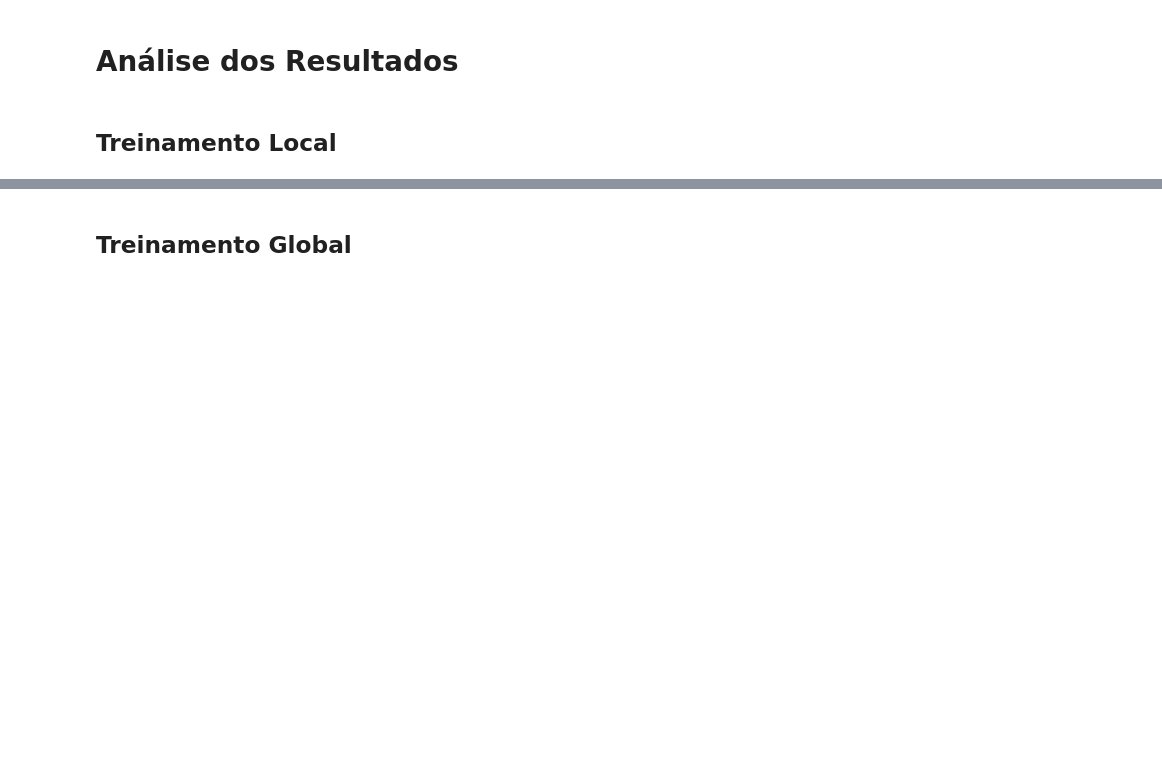
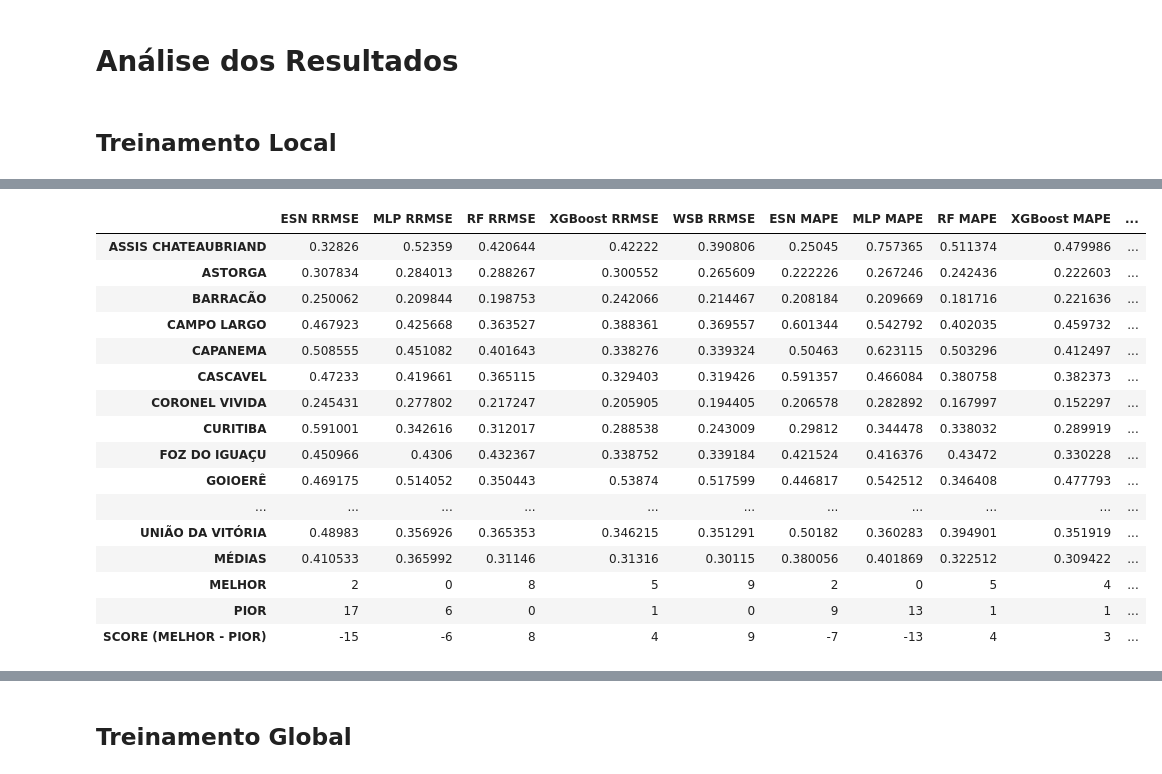
Before and after one commit to eduardoalba0/ppgeps_dissertacao, a Jupyter notebook: 05 - Resultados - Regressão.ipynb, the cells around one changed output, grey strips where cells are left out. Cells and saved outputs as stored; diff of their text form; code cells hidden in the pictures; blank space fills up the shorter version.

```diff
--- a/05 - Resultados - Regressão.ipynb
+++ b/05 - Resultados - Regressão.ipynb
@@ -242,7 +246,7 @@ def treino(previsor, dados_treino, features):
     return previsor
 
 
-def teste(previsor, historico_campus, x_teste, features, horizonte=HORIZONTE):
+def teste(previsor, historico_campus, x_teste, features, horizonte):
     historico = historico_campus[["CONSUMO"]].copy()
     x_teste = x_teste[features].copy()
 
@@ -397,8 +502,8 @@ for campus, dados_teste in df_teste.sort_values("DATA").groupby("CAMPUS"):
 # %% [markdown]
 # Análise dos Resultados
 # %%
-def ts_comparacao(campus, valor_real, valores_previstos, erros):
-    valor_real = valor_real.tail(HORIZONTE)
+def ts_comparacao(campus, valor_real, valores_previstos, erros, horizonte):
+    valor_real = valor_real.tail(horizonte)
     plt.figure(figsize=(12, 4.5))
     plt.rcParams['xtick.labelsize'] = 13
     plt.rcParams['ytick.labelsize'] = 14
@@ -424,13 +529,13 @@ def ts_comparacao(campus, valor_real, valores_previstos, erros):
     return plt
 
 
-def medidas_desempenho(valor_real, valores_previstos):
+def medidas_desempenho(valor_real, valores_previstos, horizonte):
     df_desempenho = pd.DataFrame(columns=["MAPE", "RRMSE"], index=valores_previstos.columns)
 
     for nome_modelo in valores_previstos.columns:
         df_desempenho.loc[nome_modelo] = [
-            mape(valor_real["CONSUMO"].tail(HORIZONTE), valores_previstos[nome_modelo].tail(HORIZONTE)),
-            calcular_rrmse(valor_real["CONSUMO"].tail(HORIZONTE), valores_previstos[nome_modelo].tail(HORIZONTE)),
+            mape(valor_real["CONSUMO"].tail(horizonte), valores_previstos[nome_modelo].tail(horizonte)),
+            calcular_rrmse(valor_real["CONSUMO"].tail(horizonte), valores_previstos[nome_modelo].tail(horizonte)),
         ]
 
     return df_desempenho
@@ -439,52 +544,53 @@ def medidas_desempenho(valor_real, valores_previstos):
 # %%
 df_real = pd.read_csv("./dados/dados_tratados.csv", sep=';', decimal='.')
 
-df_RRMSE = pd.DataFrame(columns=MODELOS, index=df_real["CAMPUS"].unique())
-df_MAPE = pd.DataFrame(columns=MODELOS, index=df_real["CAMPUS"].unique())
+for horizonte in HORIZONTES:
+    df_RRMSE = pd.DataFrame(columns=MODELOS, index=df_real["CAMPUS"].unique())
+    df_MAPE = pd.DataFrame(columns=MODELOS, index=df_real["CAMPUS"].unique())
 
-for campus, dados in df_real.sort_values("DATA").groupby("CAMPUS"):
-    try:
-        consumo_previsto = pd.read_csv(
-            f"resultados/regressão - local/{HORIZONTE} meses/PREVISÕES {HORIZONTE}M - {campus}.csv",
-            sep=";", decimal=".", header=0)
-    except Exception as e:
-        continue
+    for campus, dados in df_real.sort_values("DATA").groupby("CAMPUS"):
+        try:
+            consumo_previsto = pd.read_csv(
+                f"resultados/regressão - local/{horizonte} meses/PREVISÕES {horizonte}M - {campus}.csv",
+                sep=";", decimal=".", header=0)
+        except Exception as e:
+            continue
 
-    consumo_previsto["DATA"] = pd.to_datetime(consumo_previsto["DATA"])
-    consumo_previsto = consumo_previsto.set_index("DATA")
+        consumo_previsto["DATA"] = pd.to_datetime(consumo_previsto["DATA"])
+        consumo_previsto = consumo_previsto.set_index("DATA")
 
-    dados["DATA"] = pd.to_datetime(dados["DATA"])
-    dados = dados.set_index("DATA")
+        dados["DATA"] = pd.to_datetime(dados["DATA"])
+        dados = dados.set_index("DATA")
 
-    df_desempenho = medidas_desempenho(dados, consumo_previsto)
-    df_RRMSE.loc[campus] = df_desempenho["RRMSE"]
-    df_MAPE.loc[campus] = df_desempenho["MAPE"]
+        df_desempenho = medidas_desempenho(dados, consumo_previsto, horizonte)
+        df_RRMSE.loc[campus] = df_desempenho["RRMSE"]
+        df_MAPE.loc[campus] = df_desempenho["MAPE"]
 
-    plt = ts_comparacao(campus, dados, consumo_previsto, df_desempenho)
+        plt = ts_comparacao(campus, dados, consumo_previsto, df_desempenho, horizonte)
 
-    df_desempenho.to_csv(f"resultados/regressão - local/{HORIZONTE} meses/RRMSE {HORIZONTE}M {campus}.csv",
-                         sep=";", decimal=".", index=True)
-    plt.savefig(f"resultados/regressão - local/{HORIZONTE} meses/PREVISÕES {HORIZONTE}M {campus}.png",
-                bbox_inches='tight')
-    plt.close()
+        df_desempenho.to_csv(f"resultados/regressão - local/{horizonte} meses/RRMSE {horizonte}M {campus}.csv",
+                             sep=";", decimal=".", index=True)
+        plt.savefig(f"resultados/regressão - local/{horizonte} meses/PREVISÕES {horizonte}M {campus}.png",
+                    bbox_inches='tight')
+        plt.close()
 
-df_RRMSE = df_RRMSE.add_suffix(" RRMSE")
-df_MAPE = df_MAPE.add_suffix(" MAPE")
+    df_RRMSE = df_RRMSE.add_suffix(" RRMSE")
+    df_MAPE = df_MAPE.add_suffix(" MAPE")
 
-pior_RRMSE = (df_RRMSE.eq(df_RRMSE.max(axis=1), axis=0).sum(axis=0))
-melhor_RRMSE = (df_RRMSE.eq(df_RRMSE.min(axis=1), axis=0).sum(axis=0))
+    pior_RRMSE = (df_RRMSE.eq(df_RRMSE.max(axis=1), axis=0).sum(axis=0))
+    melhor_RRMSE = (df_RRMSE.eq(df_RRMSE.min(axis=1), axis=0).sum(axis=0))
 
-pior_MAPE = (df_MAPE.eq(df_MAPE.max(axis=1), axis=0).sum(axis=0))
-melhor_MAPE = (df_MAPE.eq(df_MAPE.min(axis=1), axis=0).sum(axis=0))
+    pior_MAPE = (df_MAPE.eq(df_MAPE.max(axis=1), axis=0).sum(axis=0))
+    melhor_MAPE = (df_MAPE.eq(df_MAPE.min(axis=1), axis=0).sum(axis=0))
 
-df_medias = pd.concat([df_RRMSE, df_MAPE], axis=1)
-df_medias.loc["MÉDIAS"] = df_medias.mean()
+    df_medias = pd.concat([df_RRMSE, df_MAPE], axis=1)
+    df_medias.loc["MÉDIAS"] = df_medias.mean()
 
-df_medias.loc["MELHOR"] = pd.concat([melhor_RRMSE, melhor_MAPE], axis=0)
-df_medias.loc["PIOR"] = pd.concat([pior_RRMSE, pior_MAPE], axis=0)
-df_medias.loc["SCORE (MELHOR - PIOR)"] = pd.concat([melhor_RRMSE - pior_RRMSE, melhor_MAPE - pior_MAPE], axis=0)
+    df_medias.loc["MELHOR"] = pd.concat([melhor_RRMSE, melhor_MAPE], axis=0)
+    df_medias.loc["PIOR"] = pd.concat([pior_RRMSE, pior_MAPE], axis=0)
+    df_medias.loc["SCORE (MELHOR - PIOR)"] = pd.concat([melhor_RRMSE - pior_RRMSE, melhor_MAPE - pior_MAPE], axis=0)
 
-df_medias.to_csv(f"resultados/regressão - local/MÉDIAS ERROS {HORIZONTE}M.csv", sep=";", decimal=".", index=True)
-df_medias
+    df_medias.to_csv(f"resultados/regressão - local/MÉDIAS ERROS {horizonte}M.csv", sep=";", decimal=".", index=True)
+    display(df_medias)
 # %% [output]
 |  | ESN RRMSE | MLP RRMSE | RF RRMSE | XGBoost RRMSE | WSB RRMSE | ESN MAPE | MLP MAPE | RF MAPE | XGBoost MAPE | ... |
@@ -506,0 +613,17 @@ df_medias
+|  | ESN RRMSE | MLP RRMSE | RF RRMSE | XGBoost RRMSE | WSB RRMSE | ESN MAPE | MLP MAPE | RF MAPE | XGBoost MAPE | ... |
+| ASSIS CHATEAUBRIAND | 0.32826 | 0.52359 | 0.420644 | 0.42222 | 0.390806 | 0.25045 | 0.757365 | 0.511374 | 0.479986 | ... |
+| ASTORGA | 0.307834 | 0.284013 | 0.288267 | 0.300552 | 0.265609 | 0.222226 | 0.267246 | 0.242436 | 0.222603 | ... |
+| BARRACÃO | 0.250062 | 0.209844 | 0.198753 | 0.242066 | 0.214467 | 0.208184 | 0.209669 | 0.181716 | 0.221636 | ... |
+| CAMPO LARGO | 0.467923 | 0.425668 | 0.363527 | 0.388361 | 0.369557 | 0.601344 | 0.542792 | 0.402035 | 0.459732 | ... |
+| CAPANEMA | 0.508555 | 0.451082 | 0.401643 | 0.338276 | 0.339324 | 0.50463 | 0.623115 | 0.503296 | 0.412497 | ... |
+| CASCAVEL | 0.47233 | 0.419661 | 0.365115 | 0.329403 | 0.319426 | 0.591357 | 0.466084 | 0.380758 | 0.382373 | ... |
+| CORONEL VIVIDA | 0.245431 | 0.277802 | 0.217247 | 0.205905 | 0.194405 | 0.206578 | 0.282892 | 0.167997 | 0.152297 | ... |
+| CURITIBA | 0.591001 | 0.342616 | 0.312017 | 0.288538 | 0.243009 | 0.29812 | 0.344478 | 0.338032 | 0.289919 | ... |
+| FOZ DO IGUAÇU | 0.450966 | 0.4306 | 0.432367 | 0.338752 | 0.339184 | 0.421524 | 0.416376 | 0.43472 | 0.330228 | ... |
+| GOIOERÊ | 0.469175 | 0.514052 | 0.350443 | 0.53874 | 0.517599 | 0.446817 | 0.542512 | 0.346408 | 0.477793 | ... |
+| ... | ... | ... | ... | ... | ... | ... | ... | ... | ... | ... |
+| UNIÃO DA VITÓRIA | 0.48983 | 0.356926 | 0.365353 | 0.346215 | 0.351291 | 0.50182 | 0.360283 | 0.394901 | 0.351919 | ... |
+| MÉDIAS | 0.410533 | 0.365992 | 0.31146 | 0.31316 | 0.30115 | 0.380056 | 0.401869 | 0.322512 | 0.309422 | ... |
+| MELHOR | 2 | 0 | 8 | 5 | 9 | 2 | 0 | 5 | 4 | ... |
+| PIOR | 17 | 6 | 0 | 1 | 0 | 9 | 13 | 1 | 1 | ... |
+| SCORE (MELHOR - PIOR) | -15 | -6 | 8 | 4 | 9 | -7 | -13 | 4 | 3 | ... |
```
Also changed, not shown: parts of 9 cells of this notebook, 1 other file.
